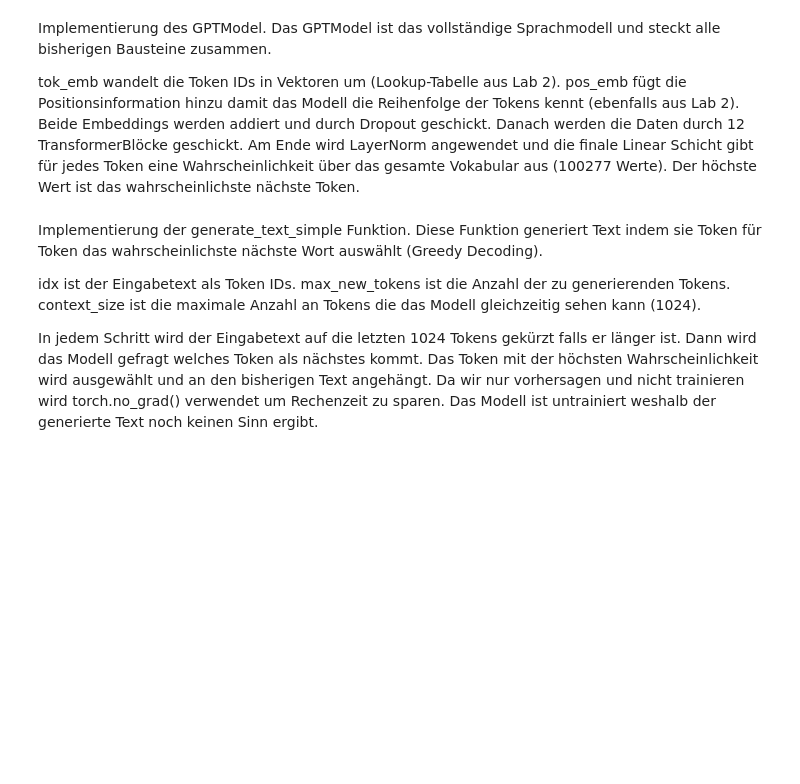
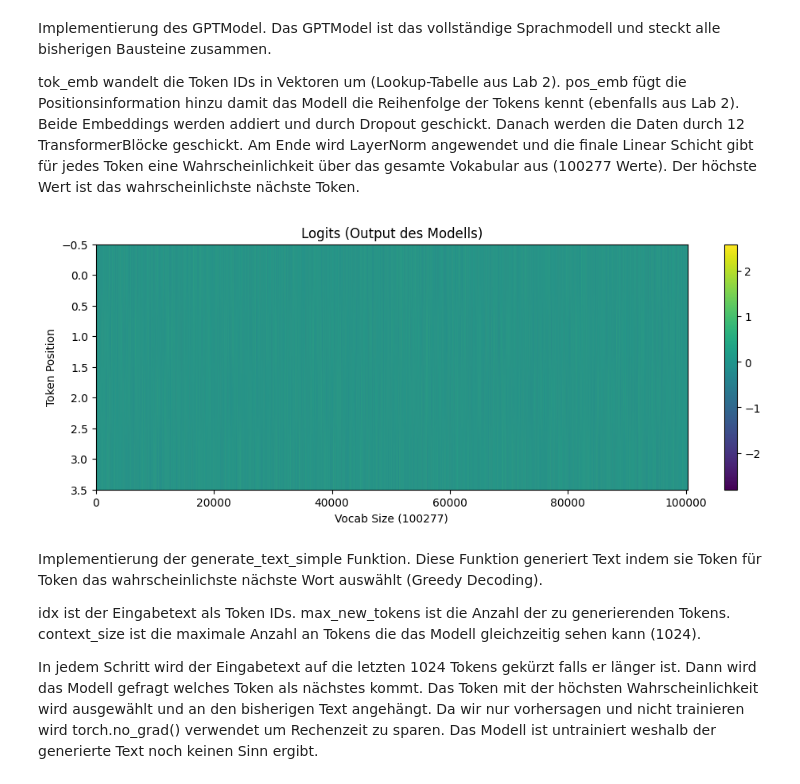
Before and after one commit to fhollaender/LLMs-from-scratch, a Jupyter notebook: Abgabe/lab4.ipynb, the cells around one changed output. Saved outputs shown, nothing was run; the diff lists cells and outputs as text; code cells hidden in the pictures; blank space fills up the shorter version.

Commit message:
Lab 4: GPT Model implementation

```diff
--- a/Abgabe/lab4.ipynb
+++ b/Abgabe/lab4.ipynb
@@ -225,6 +229,32 @@ class GPTModel(nn.Module):
         x = self.final_norm(x)
         logits = self.out_head(x)
         return logits
+# %%
+# So funktioniert es - Token IDs erstellen
+import tiktoken
+tokenizer = tiktoken.get_encoding("cl100k_base")
+
+start_context = "Recepie:"
+encoded = tokenizer.encode(start_context)
+encoded_tensor = torch.tensor(encoded).unsqueeze(0)  # [1, seq_len]
+
+model = GPTModel(GPT_CONFIG)
+model.eval()
+
+with torch.no_grad():
+    output = model(encoded_tensor)
+
+if __name__ == '__main__':
+
+    plt.figure(figsize=(12, 4))
+    plt.imshow(output[0].detach().numpy(), aspect='auto', cmap='viridis')
+    plt.colorbar()
+    plt.title("Logits (Output des Modells)")
+    plt.xlabel("Vocab Size (100277)")
+    plt.ylabel("Token Position")
+    plt.show()
+# %% [output]
+[figure, added]
 # %% [markdown]
 Implementierung der generate_text_simple Funktion.
 Diese Funktion generiert Text indem sie Token für Token das
```
Also changed, not shown: parts of 5 cells of this notebook.
